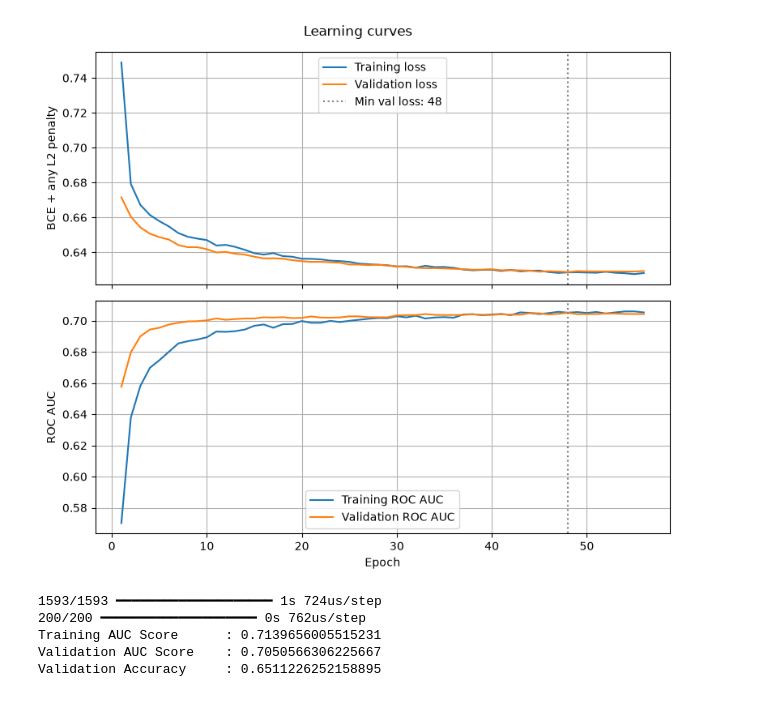
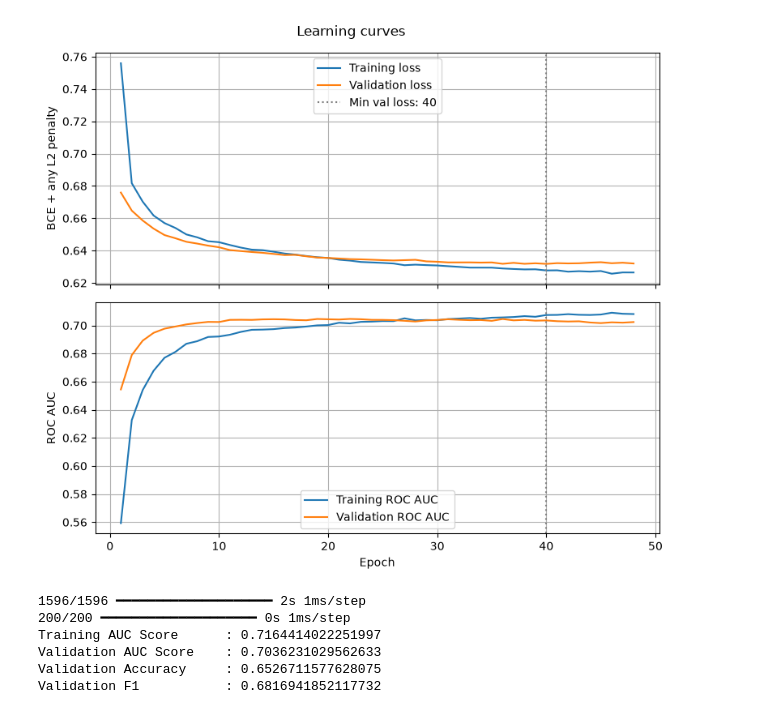
Before and after one commit to mjsweat-bu/cfb-project, a Jupyter notebook: notebooks/go_for_it_model.ipynb, the cells around one changed output. Saved outputs shown, nothing was run; the diff lists cells and outputs as text; code cells hidden in the pictures.

```diff
--- a/notebooks/go_for_it_model.ipynb
+++ b/notebooks/go_for_it_model.ipynb
@@ -184,14 +201,14 @@ opt = Adam(learning_rate=0.001)
 
 base_model.compile(loss='binary_crossentropy',
                     optimizer=opt,
-                    metrics=['accuracy',tf.keras.metrics.AUC(name='auc')])
+                    metrics=[tf.keras.metrics.F1Score(average='macro',threshold=0.5),tf.keras.metrics.AUC(name='auc')])
 
 base_history = base_model.fit(
     X_train_scaled,
     y_train,
     validation_data=(X_val_scaled,y_val),
-    epochs=80,
-    batch_size=60,
+    epochs=200,
+    batch_size=256,
     verbose=0
 )
 
@@ -206,8 +223,21 @@ base_val_roc = roc_auc_score(y_val, base_val_preds)
 
 # Accuracy Score
 base_val_accuracy = accuracy_score(y_val, base_val_preds >= 0.5)
+base_val_f1 = f1_score(y_val, base_val_preds >= 0.5)
 
 print(f"Training AUC Score      : {base_train_roc}")
 print(f"Validation AUC Score    : {base_val_roc}")
 print(f"Validation Accuracy     : {base_val_accuracy}")
+print(f"Validation F1           : {base_val_f1}")
+
+experiment_results = []
+
+experiment_results.append({
+    "Model" : "Baseline",
+    "Training AUC" : base_train_roc,
+    "Validation AUC" : base_val_roc,
+    "Validation Log Loss" : log_loss(y_val, base_val_preds),
+    "Validation F1" : base_val_f1,
+    "config" : base_model.get_config()
+})
 # %% [output]
@@ -220,5 +251,5 @@ Validation Accuracy     : 0.62443083686607
 # %%
-# Early Stopping and Dropout
+# Early Stopping and Dropout to Mitigiate Overfitting
 
 tf.keras.utils.set_random_seed(42)
 
@@ -238,7 +269,7 @@ es_opt = Adam(learning_rate=0.001)
 
 es_model.compile(loss='binary_crossentropy',
                  optimizer=es_opt,
-                 metrics=['accuracy',tf.keras.metrics.AUC(name='auc')]
+                 metrics=[tf.keras.metrics.F1Score(average='macro',threshold=0.5),tf.keras.metrics.AUC(name='auc')]
 )
 
 # Add in Early Stopping
@@ -247,37 +278,50 @@ early_stop = EarlyStopping(
     patience=8,
     restore_best_weights=True
 )
 
 es_history = es_model.fit(
     X_train_scaled,
     y_train,
     validation_data=(X_val_scaled, y_val),
     epochs=200,
     batch_size=256,
     callbacks=[early_stop],
     verbose=0
 )
 
 # Evaluate
 plot_history(es_history)
 
 es_train_preds = es_model.predict(X_train_scaled).ravel()
 es_val_preds = es_model.predict(X_val_scaled).ravel()
 
 # AUC ROC Scores
 es_train_roc = roc_auc_score(y_train, es_train_preds)
 es_val_roc = roc_auc_score(y_val, es_val_preds)
 
-# Accuracy Score
+# Accuracy & F1 Score
 es_val_accuracy = accuracy_score(y_val, es_val_preds >= 0.5)
+es_val_f1 = f1_score(y_val, es_val_preds >= 0.5)
+
 
 print(f"Training AUC Score      : {es_train_roc}")
 print(f"Validation AUC Score    : {es_val_roc}")
 print(f"Validation Accuracy     : {es_val_accuracy}")
+print(f"Validation F1           : {es_val_f1}")
+
+experiment_results.append({
+    "Model"            : "Baseline w/ Early Stopping",
+    "Training AUC"     : es_train_roc,
+    "Validation AUC"   : es_val_roc,
+    "Validation Log Loss" : log_loss(y_val, es_val_preds),
+    "Validation F1"    : es_val_f1,
+    "config"           : es_model.get_config()
+})
 # %% [output]
-[figure, old version]
+[figure, new version]
-1593/1593 ━━━━━━━━━━━━━━━━━━━━ 1s 724us/step
-200/200 ━━━━━━━━━━━━━━━━━━━━ 0s 762us/step
-Training AUC Score      : 0.7139656005515231
-Validation AUC Score    : 0.7050566306225667
-Validation Accuracy     : 0.6511226252158895
+1596/1596 ━━━━━━━━━━━━━━━━━━━━ 2s 1ms/step
+200/200 ━━━━━━━━━━━━━━━━━━━━ 0s 1ms/step
+Training AUC Score      : 0.7164414022251997
+Validation AUC Score    : 0.7036231029562633
+Validation Accuracy     : 0.6526711577628075
+Validation F1           : 0.6816941852117732
```
Also changed, not shown: parts of 14 cells of this notebook.
